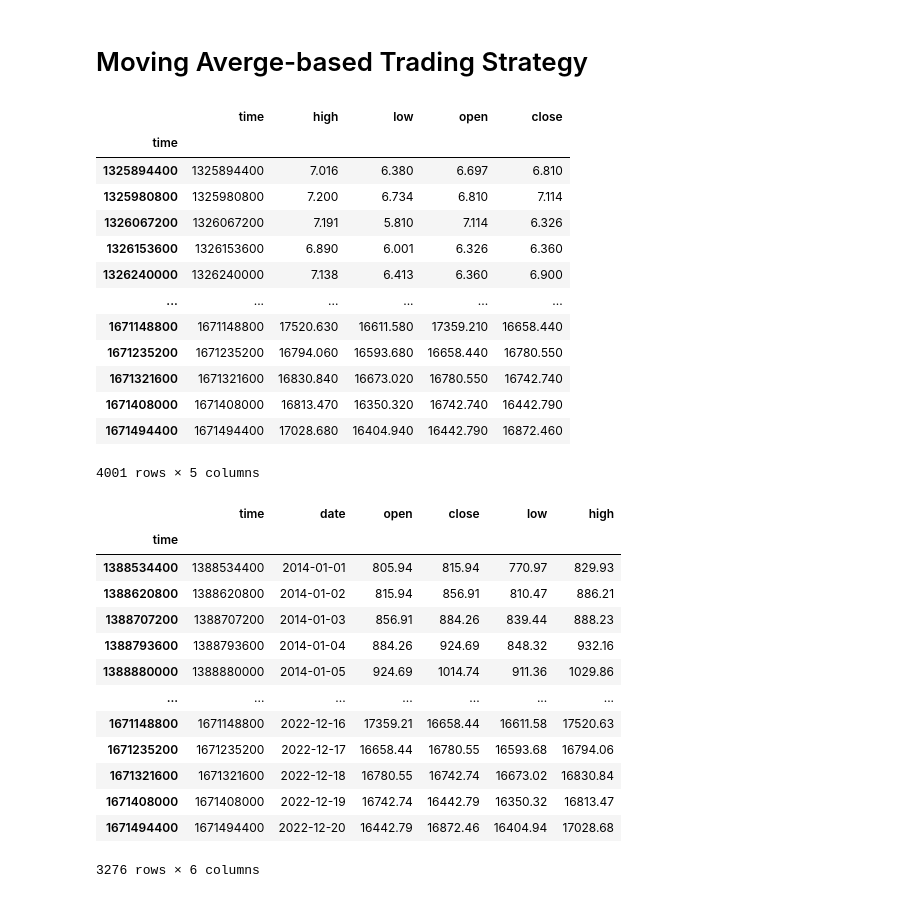
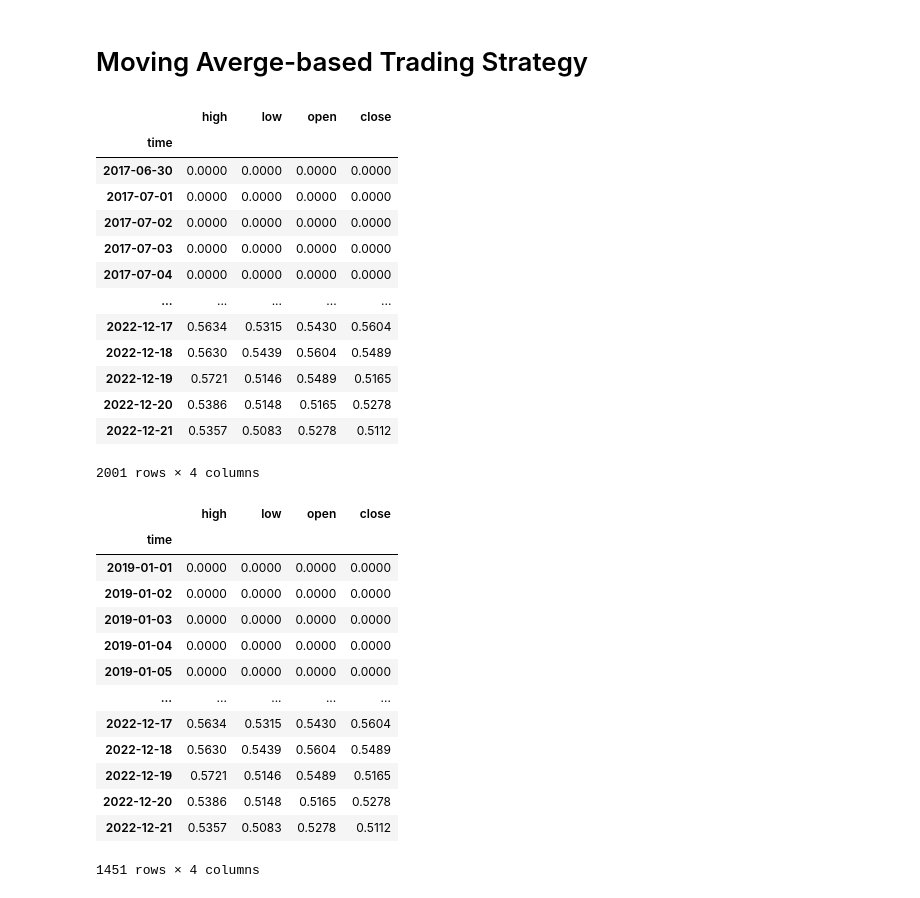
Before and after one commit to bekisz/chain-intelligence, a Jupyter notebook: hold_above_moving_averege_strategy.ipynb, the cells around one changed output. Drawn from its saved outputs; the diff is of its cells as text; code cells hidden in the pictures.

```diff
--- a/hold_above_moving_averege_strategy.ipynb
+++ b/hold_above_moving_averege_strategy.ipynb
@@ -11,13 +11,13 @@ from datetime import datetime
 import time
 
 # ----- User Settings
-coin='BTC'
+coin='CRV'
 
 initial_coin = 1
 initial_usd = 0
 trading_fee = 0.01
 
-collectDataFrom = datetime(2014, 1, 1)
+collectDataFrom = datetime(2019, 1, 1)
 #buyAbove='sma7d'
 buyAbove='sma50d'
 #buyAbove='sma200d'
@@ -43,55 +43,56 @@ while datetime.timestamp(collectDataFrom) <= timestamp :
     timestamp = segment_df.loc[0]['time']
     time_segments.append(segment_df)
 df= pd.concat(time_segments , axis=0)
-
+df['time'] = pd.to_datetime(df['time'], unit='s')
 df.sort_values(by=['time'], inplace=True)
 df.drop_duplicates(inplace=True)
-df.set_index('time',inplace=True, verify_integrity = True, drop = False)
+df.set_index('time',inplace=True, verify_integrity = True, drop = True)
 df.drop(['volumefrom', 'volumeto','conversionType','conversionSymbol'], axis=1, inplace=True)
 
 df
 # %% [output]
-|  | time | high | low | open | close |
-| time |  |  |  |  |  |
-| 1325894400 | 1325894400 | 7.016 | 6.380 | 6.697 | 6.810 |
-| 1325980800 | 1325980800 | 7.200 | 6.734 | 6.810 | 7.114 |
-| 1326067200 | 1326067200 | 7.191 | 5.810 | 7.114 | 6.326 |
-| 1326153600 | 1326153600 | 6.890 | 6.001 | 6.326 | 6.360 |
-| 1326240000 | 1326240000 | 7.138 | 6.413 | 6.360 | 6.900 |
-| ... | ... | ... | ... | ... | ... |
-| 1671148800 | 1671148800 | 17520.630 | 16611.580 | 17359.210 | 16658.440 |
-| 1671235200 | 1671235200 | 16794.060 | 16593.680 | 16658.440 | 16780.550 |
-| 1671321600 | 1671321600 | 16830.840 | 16673.020 | 16780.550 | 16742.740 |
-| 1671408000 | 1671408000 | 16813.470 | 16350.320 | 16742.740 | 16442.790 |
-| 1671494400 | 1671494400 | 17028.680 | 16404.940 | 16442.790 | 16872.460 |
+|  | high | low | open | close |
+| time |  |  |  |  |
+| 2017-06-30 | 0.0000 | 0.0000 | 0.0000 | 0.0000 |
+| 2017-07-01 | 0.0000 | 0.0000 | 0.0000 | 0.0000 |
+| 2017-07-02 | 0.0000 | 0.0000 | 0.0000 | 0.0000 |
+| 2017-07-03 | 0.0000 | 0.0000 | 0.0000 | 0.0000 |
+| 2017-07-04 | 0.0000 | 0.0000 | 0.0000 | 0.0000 |
+| ... | ... | ... | ... | ... |
+| 2022-12-17 | 0.5634 | 0.5315 | 0.5430 | 0.5604 |
+| 2022-12-18 | 0.5630 | 0.5439 | 0.5604 | 0.5489 |
+| 2022-12-19 | 0.5721 | 0.5146 | 0.5489 | 0.5165 |
+| 2022-12-20 | 0.5386 | 0.5148 | 0.5165 | 0.5278 |
+| 2022-12-21 | 0.5357 | 0.5083 | 0.5278 | 0.5112 |
-4001 rows × 5 columns
+2001 rows × 4 columns
 # %%
 #--- Adding 'date' date field
-def unix_to_date(u_time):
-        return datetime.utcfromtimestamp(u_time).strftime('%Y-%m-%d')
+#def unix_to_date(u_time):
+#        return datetime.utcfromtimestamp(u_time).strftime('%Y-%m-%d')
 #print(type(df))
-df['date'] = df['time'].map(unix_to_date)
+#df['date'] = df['time'].map(unix_to_date)
 # -- Reorder to have date on the second position
-df = df[['time', 'date', 'open', 'close', 'low', 'high']]
+#df = df[['time', 'date', 'open', 'close', 'low', 'high']]
 # -- Filter out the older not required dates
-filt = (df['time'] >= datetime.timestamp(collectDataFrom) )
-df=df[filt]
+#filt = (df['time'] >= collectDataFrom)
+#df=df[filt]
+df=df.loc[collectDataFrom:]
 df
 # %% [output]
-|  | time | date | open | close | low | high |
-| time |  |  |  |  |  |  |
-| 1388534400 | 1388534400 | 2014-01-01 | 805.94 | 815.94 | 770.97 | 829.93 |
-| 1388620800 | 1388620800 | 2014-01-02 | 815.94 | 856.91 | 810.47 | 886.21 |
-| 1388707200 | 1388707200 | 2014-01-03 | 856.91 | 884.26 | 839.44 | 888.23 |
-| 1388793600 | 1388793600 | 2014-01-04 | 884.26 | 924.69 | 848.32 | 932.16 |
-| 1388880000 | 1388880000 | 2014-01-05 | 924.69 | 1014.74 | 911.36 | 1029.86 |
-| ... | ... | ... | ... | ... | ... | ... |
-| 1671148800 | 1671148800 | 2022-12-16 | 17359.21 | 16658.44 | 16611.58 | 17520.63 |
-| 1671235200 | 1671235200 | 2022-12-17 | 16658.44 | 16780.55 | 16593.68 | 16794.06 |
-| 1671321600 | 1671321600 | 2022-12-18 | 16780.55 | 16742.74 | 16673.02 | 16830.84 |
-| 1671408000 | 1671408000 | 2022-12-19 | 16742.74 | 16442.79 | 16350.32 | 16813.47 |
-| 1671494400 | 1671494400 | 2022-12-20 | 16442.79 | 16872.46 | 16404.94 | 17028.68 |
+|  | high | low | open | close |
+| time |  |  |  |  |
+| 2019-01-01 | 0.0000 | 0.0000 | 0.0000 | 0.0000 |
+| 2019-01-02 | 0.0000 | 0.0000 | 0.0000 | 0.0000 |
+| 2019-01-03 | 0.0000 | 0.0000 | 0.0000 | 0.0000 |
+| 2019-01-04 | 0.0000 | 0.0000 | 0.0000 | 0.0000 |
+| 2019-01-05 | 0.0000 | 0.0000 | 0.0000 | 0.0000 |
+| ... | ... | ... | ... | ... |
+| 2022-12-17 | 0.5634 | 0.5315 | 0.5430 | 0.5604 |
+| 2022-12-18 | 0.5630 | 0.5439 | 0.5604 | 0.5489 |
+| 2022-12-19 | 0.5721 | 0.5146 | 0.5489 | 0.5165 |
+| 2022-12-20 | 0.5386 | 0.5148 | 0.5165 | 0.5278 |
+| 2022-12-21 | 0.5357 | 0.5083 | 0.5278 | 0.5112 |
-3276 rows × 6 columns
+1451 rows × 4 columns
 # %%
 # Adding Simple Moving Average Columns
 df['sma7d'] = df['close'].rolling(7).mean()
```
Also changed, not shown: parts of 4 cells of this notebook, 1 other file.
